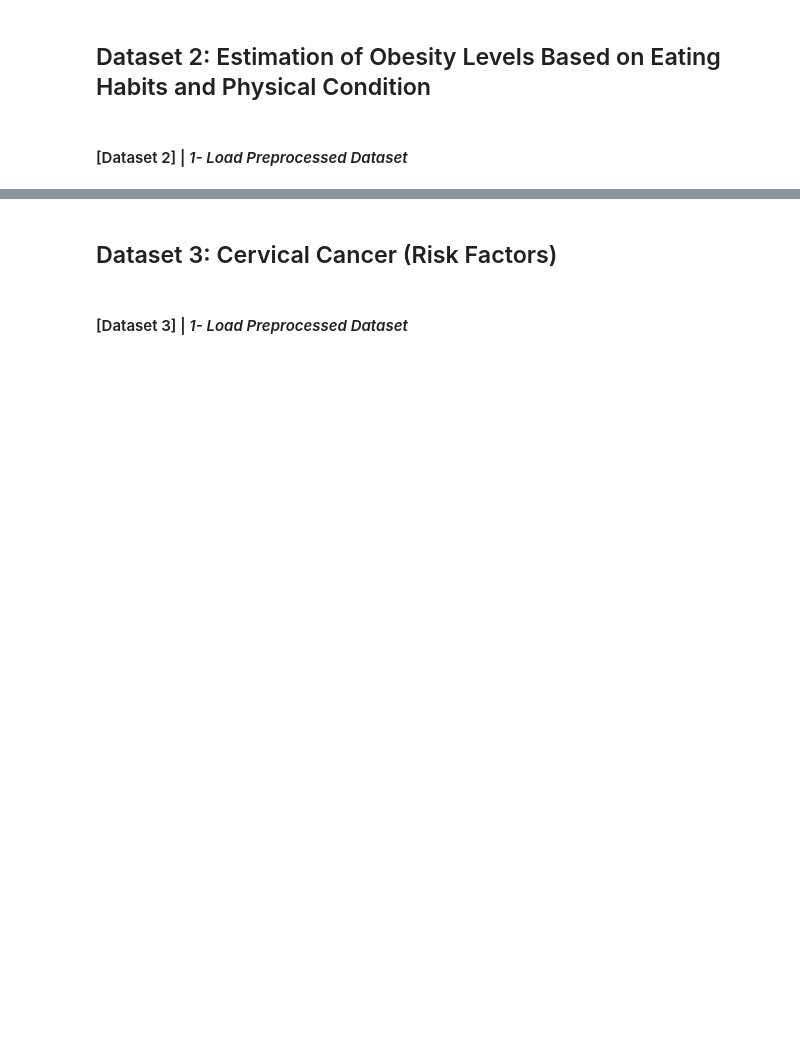
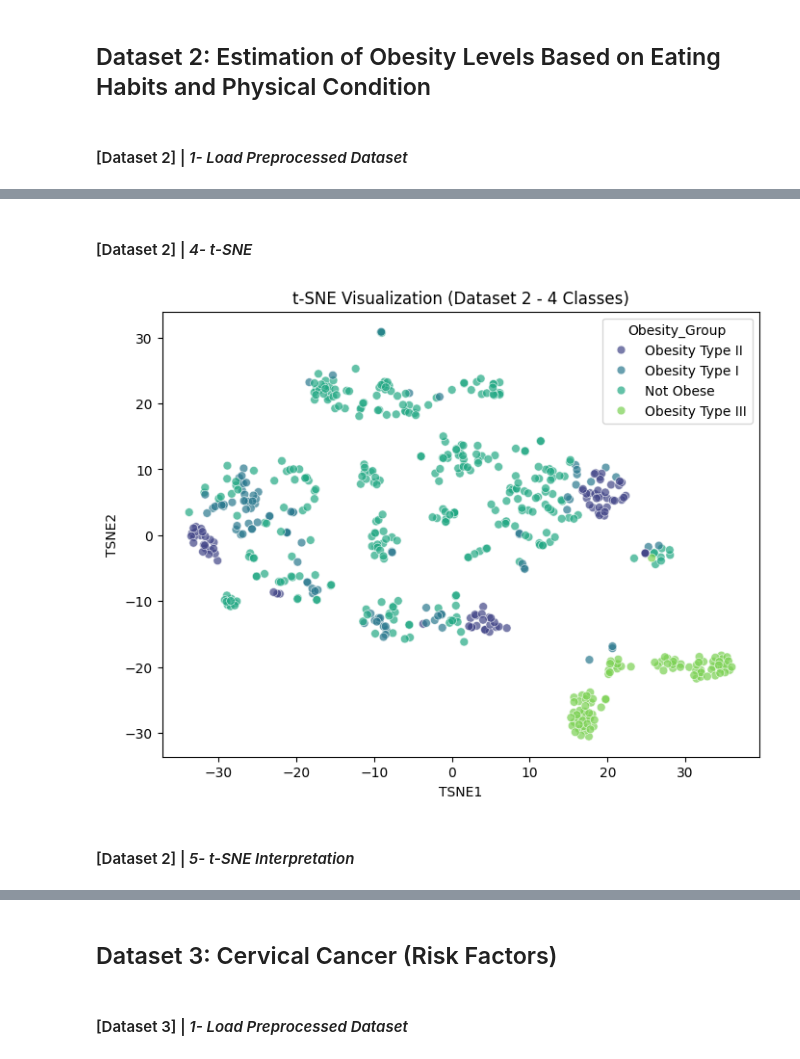
Before and after one commit to jasser-dh/Module-B-semester-2, a Jupyter notebook: OMDS-ModB2-Week12-Dhaouadi-Jasser.ipynb, the cells around one changed output, grey strips where cells are left out. Drawn from its saved outputs; the diff is of its cells as text; code cells hidden in the pictures; blank space fills up the shorter version.

```diff
--- a/OMDS-ModB2-Week12-Dhaouadi-Jasser.ipynb
+++ b/OMDS-ModB2-Week12-Dhaouadi-Jasser.ipynb
@@ -95,0 +627,67 @@ df_obesity = df_obesity.drop(columns=["Unnamed: 0"])
+# %% [markdown]
+#### [Dataset 2] | *4- t-SNE*
+# %%
+X = df_obesity.drop(columns=["NObeyesdad", "Obesity_Group"])
+y = df_obesity["Obesity_Group"]
+
+# -----------------------------
+# 3. One-hot encoding
+# -----------------------------
+X_encoded = pd.get_dummies(X, drop_first=True)
+
+# -----------------------------
+# 4. Standardize
+# -----------------------------
+scaler = StandardScaler()
+X_scaled = scaler.fit_transform(X_encoded)
+
+# -----------------------------
+# 5. Subsample (important)
+# -----------------------------
+sample_size = 600
+np.random.seed(0)
+
+idx = np.random.choice(len(X_scaled), sample_size, replace=False)
+X_sample = X_scaled[idx]
+y_sample = y.iloc[idx]
+
+# -----------------------------
+# 6. t-SNE
+# -----------------------------
+tsne = TSNE(
+    n_components=2,
+    perplexity=30,
+    learning_rate=200,
+    max_iter=1000,
+    random_state=0,
+    init="pca"
+)
+
+X_tsne = tsne.fit_transform(X_sample)
+
+# -----------------------------
+# 7. Plot
+# -----------------------------
+tsne_df = pd.DataFrame({
+    "TSNE1": X_tsne[:, 0],
+    "TSNE2": X_tsne[:, 1],
+    "Obesity_Group": y_sample.values
+})
+
+plt.figure(figsize=(8,6))
+sns.scatterplot(
+    data=tsne_df,
+    x="TSNE1",
+    y="TSNE2",
+    hue="Obesity_Group",
+    palette="viridis",
+    alpha=0.7,
+    s=40
+)
+
+plt.title("t-SNE Visualization (Dataset 2 - 4 Classes)")
+plt.show()
+# %% [output]
+[figure, added]
+# %% [markdown]
+#### [Dataset 2] | *5- t-SNE Interpretation*
```
Also changed, not shown: parts of 22 cells of this notebook.
